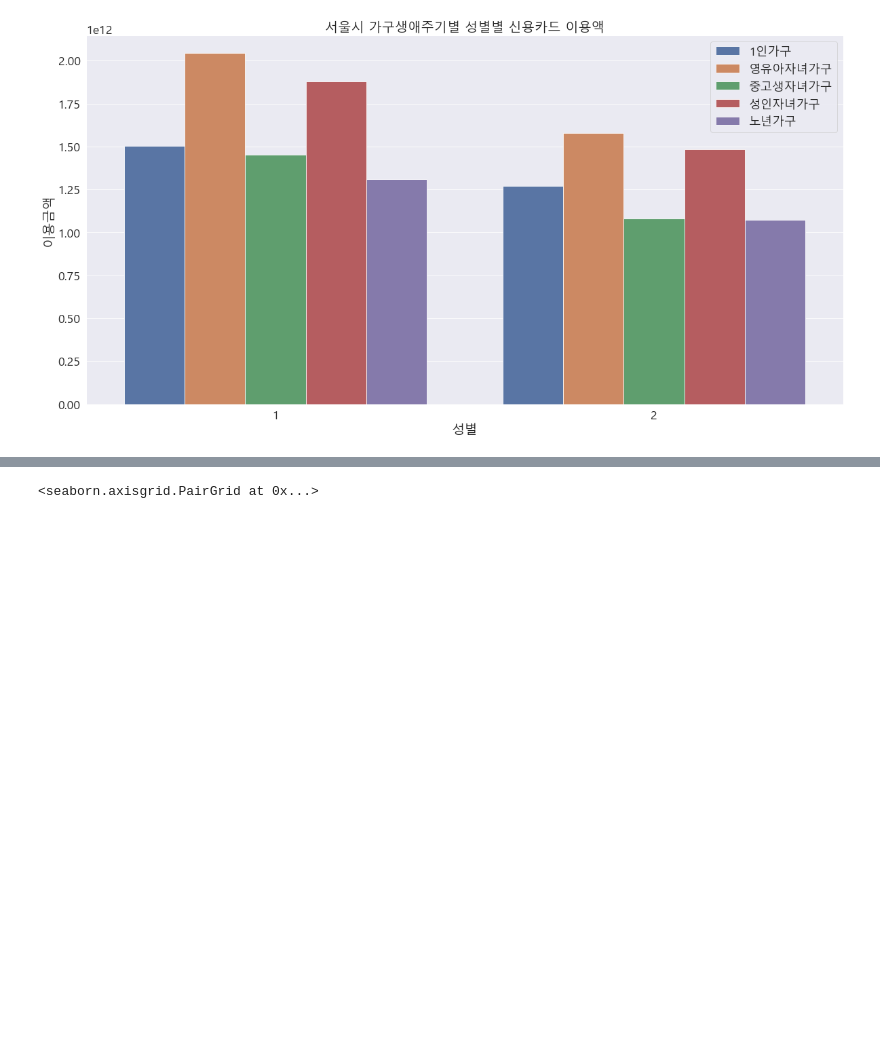
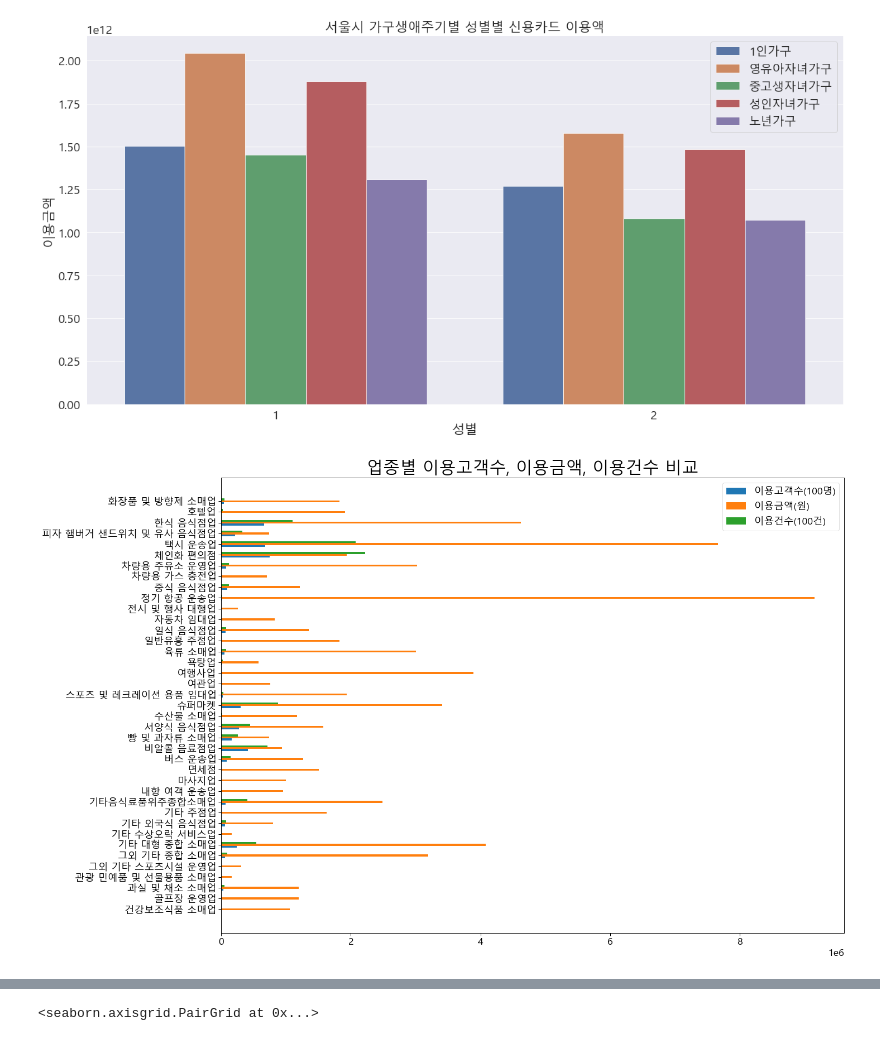
Before and after one commit to kkh9198/PROJECT_2, a Jupyter notebook: SEOUL_EDA,linear.ipynb, the cells around one changed output, grey strips where cells are left out. Cells and saved outputs as stored; diff of their text form; code cells hidden in the pictures; blank space fills up the shorter version.

```diff
--- a/SEOUL_EDA,linear.ipynb
+++ b/SEOUL_EDA,linear.ipynb
@@ -317,3 +382,36 @@ plt.legend(['1인가구','영유아자녀가구','중고생자녀가구','성인
 # %% [output]
 <matplotlib.legend.Legend at 0x...>
 [figure]
+# %%
+df_1_kind1 = df_1.groupby( ( '업종명' ), as_index = False ).이용고객수.sum()
+# df_1_kind1
+df_1_kind2 = df_1.groupby( ( '업종명' ), as_index = False ).이용금액.mean()
+# df_1_kind2
+df_1_kind3 = df_1.groupby( ( '업종명' ), as_index = False ).이용건수.sum()
+# df_1_kind3
+# %%
+d = df_1_kind1.sort_index().merge(df_1_kind2.sort_index()).merge(df_1_kind3.sort_index())
+# %%
+
+d.이용고객수 = (d.이용고객수 / 100).round(0).astype(int)
+d.이용건수 = (d.이용건수 / 100).round(0).astype(int)
+# %%
+fig = plt.figure( figsize = ( 20, 15) )
+ax1 = fig.add_subplot( 1, 1, 1 )
+labels = list(d.업종명)
+x=np.arange(len(labels))
+width = 0.35
+
+ax1.barh(x-width/2, d.이용고객수, width/2, label = '이용고객수(100명)')
+ax1.barh(x, d.이용금액, width/2, label = '이용금액(원)')
+ax1.barh(x+width/2, d.이용건수, width/2, label = '이용건수(100건)')
+
+
+ax1.set_yticks(x)
+ax1.set_yticklabels(labels, rotation = 0)
+ax1.legend()
+ax1.set_title('업종별 이용고객수, 이용금액, 이용건수 비교',size=30)
+
+plt.show()
+# %% [output]
+[figure, added]
```
Also changed, not shown: parts of 14 cells of this notebook.
